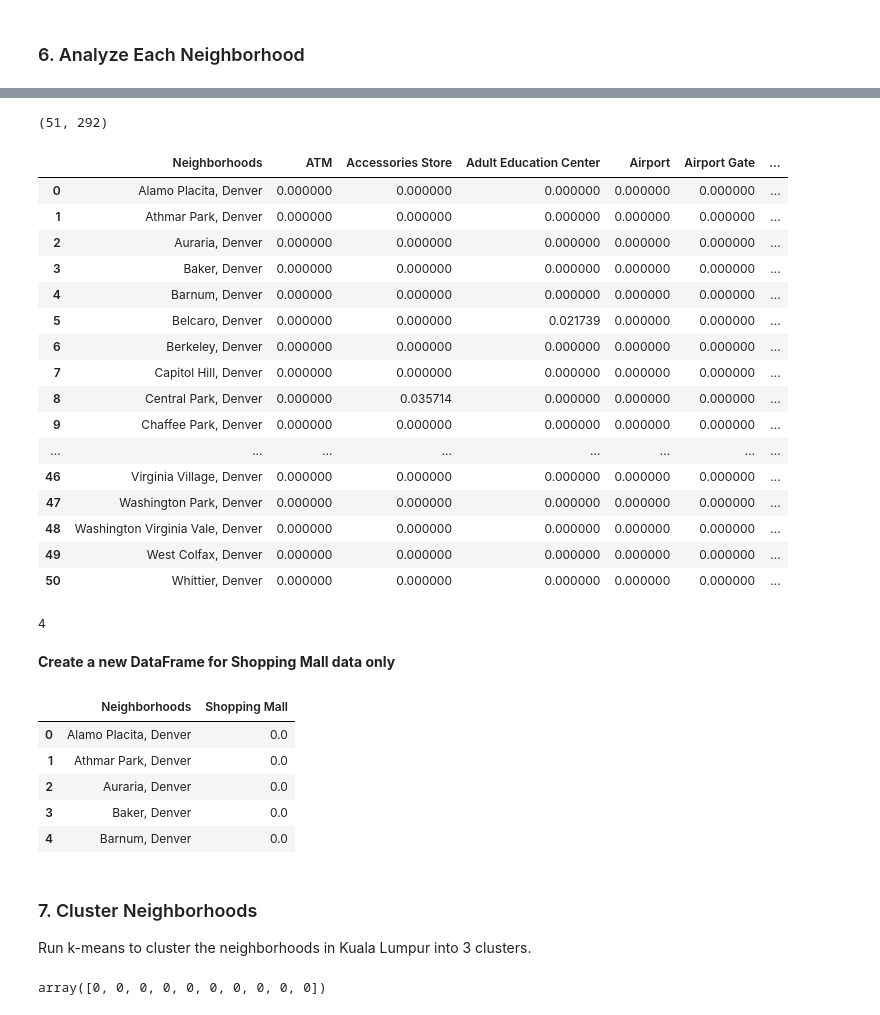
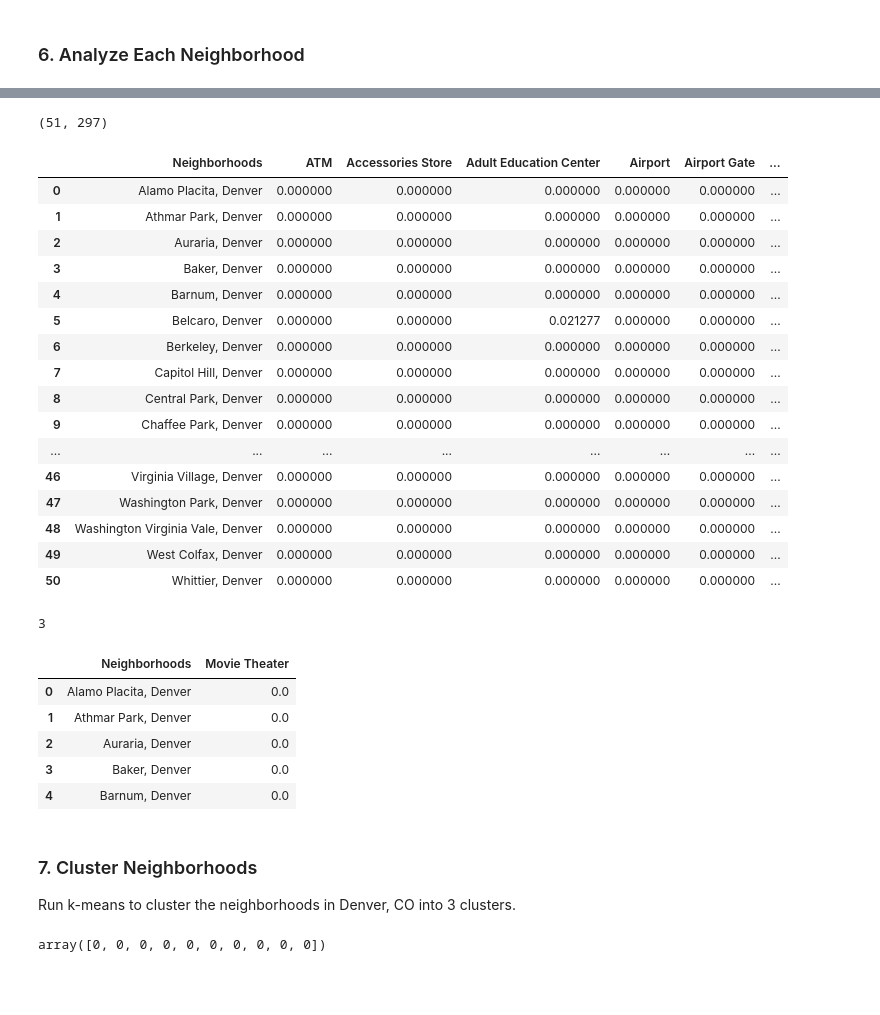
Before and after one commit to dplem/IBM-Applied-Data-Science-Capstone, a Jupyter notebook: Week 5/week5_final_denver.ipynb, the cells around one changed output, grey strips where cells are left out. Saved outputs shown, nothing was run; the diff lists cells and outputs as text; code cells hidden in the pictures; blank space fills up the shorter version.

```diff
--- a/Week 5/week5_final_denver.ipynb
+++ b/Week 5/week5_final_denver.ipynb
@@ -208,7 +190,7 @@ for lat, lng, neighborhood in zip(denver_df['Latitude'], denver_df['Longitude'],
         color='blue',
         fill=True,
         fill_color='#3186cc',
-        fill_opacity=0.7).add_to(map_kl)
+        fill_opacity=0.7).add_to(denver_map)
 
 denver_map
 # %% [output]
@@ -221,7 +203,7 @@ denver_map.save('denver_map.html')
 # %%
 # define Foursquare Credentials and Version
-CLIENT_ID = 'your Foursquare ID' # your Foursquare ID
-CLIENT_SECRET = 'your Foursquare Secret' # your Foursquare Secret
+CLIENT_ID = 'IJJ0UTRG1DL0FKUCFUUBLXLX055IWJVKBFUCBVFL4Q0AI231' # your Foursquare ID
+CLIENT_SECRET = 'WFXGUDLJXIYWHVZT545YRMLVJ550HSFXY12GARFYN5WKI3PG' # your Foursquare Secret
 VERSION = '20180605' # Foursquare API version
 
 print('Your credentails:')
@@ -362,20 +341,21 @@ denver_onehot.head()
 # %%
+# Group rows by neighborhood by taking mean of frequency of venue occurence
 denver_grouped = denver_onehot.groupby(["Neighborhoods"]).mean().reset_index()
 
 print(denver_grouped.shape)
 denver_grouped
 # %% [output]
-(51, 292)
+(51, 297)
 |  | Neighborhoods | ATM | Accessories Store | Adult Education Center | Airport | Airport Gate | ... |
 | 0 | Alamo Placita, Denver | 0.000000 | 0.000000 | 0.000000 | 0.000000 | 0.000000 | ... |
 | 1 | Athmar Park, Denver | 0.000000 | 0.000000 | 0.000000 | 0.000000 | 0.000000 | ... |
 | 2 | Auraria, Denver | 0.000000 | 0.000000 | 0.000000 | 0.000000 | 0.000000 | ... |
 | 3 | Baker, Denver | 0.000000 | 0.000000 | 0.000000 | 0.000000 | 0.000000 | ... |
 | 4 | Barnum, Denver | 0.000000 | 0.000000 | 0.000000 | 0.000000 | 0.000000 | ... |
-| 5 | Belcaro, Denver | 0.000000 | 0.000000 | 0.021739 | 0.000000 | 0.000000 | ... |
+| 5 | Belcaro, Denver | 0.000000 | 0.000000 | 0.021277 | 0.000000 | 0.000000 | ... |
 | 6 | Berkeley, Denver | 0.000000 | 0.000000 | 0.000000 | 0.000000 | 0.000000 | ... |
 | 7 | Capitol Hill, Denver | 0.000000 | 0.000000 | 0.000000 | 0.000000 | 0.000000 | ... |
-| 8 | Central Park, Denver | 0.000000 | 0.035714 | 0.000000 | 0.000000 | 0.000000 | ... |
+| 8 | Central Park, Denver | 0.000000 | 0.000000 | 0.000000 | 0.000000 | 0.000000 | ... |
 | 9 | Chaffee Park, Denver | 0.000000 | 0.000000 | 0.000000 | 0.000000 | 0.000000 | ... |
 | ... | ... | ... | ... | ... | ... | ... | ... |
 | 46 | Virginia Village, Denver | 0.000000 | 0.000000 | 0.000000 | 0.000000 | 0.000000 | ... |
@@ -384,8 +364,6 @@ denver_grouped
 | 49 | West Colfax, Denver | 0.000000 | 0.000000 | 0.000000 | 0.000000 | 0.000000 | ... |
 | 50 | Whittier, Denver | 0.000000 | 0.000000 | 0.000000 | 0.000000 | 0.000000 | ... |
 # %%
-len(denver_grouped[denver_grouped["Shopping Mall"] > 0])
+len(denver_grouped[denver_grouped["Movie Theater"] > 0])
 # %% [output]
-4
+3
-# %% [markdown]
-**Create a new DataFrame for Shopping Mall data only**
@@ -394,7 +370,10 @@ denver_mall = denver_grouped[["Neighborhoods","Shopping Mall"]]
+# %%
+# Create dataframe with movie theater data
+denver_theater = denver_grouped[["Neighborhoods","Movie Theater"]]
 # %%
-denver_mall.head()
+denver_theater.head()
 # %% [output]
-|  | Neighborhoods | Shopping Mall |
+|  | Neighborhoods | Movie Theater |
 | 0 | Alamo Placita, Denver | 0.0 |
 | 1 | Athmar Park, Denver | 0.0 |
 | 2 | Auraria, Denver | 0.0 |
@@ -402,7 +381,7 @@ denver_mall.head()
 | 4 | Barnum, Denver | 0.0 |
 # %% [markdown]
 ### 7. Cluster Neighborhoods
-Run k-means to cluster the neighborhoods in Kuala Lumpur into 3 clusters.
+Run k-means to cluster the neighborhoods in Denver, CO into 3 clusters.
 # %%
 # set number of clusters
 kclusters = 3
```
Also changed, not shown: parts of 26 cells of this notebook, 2 other files.
